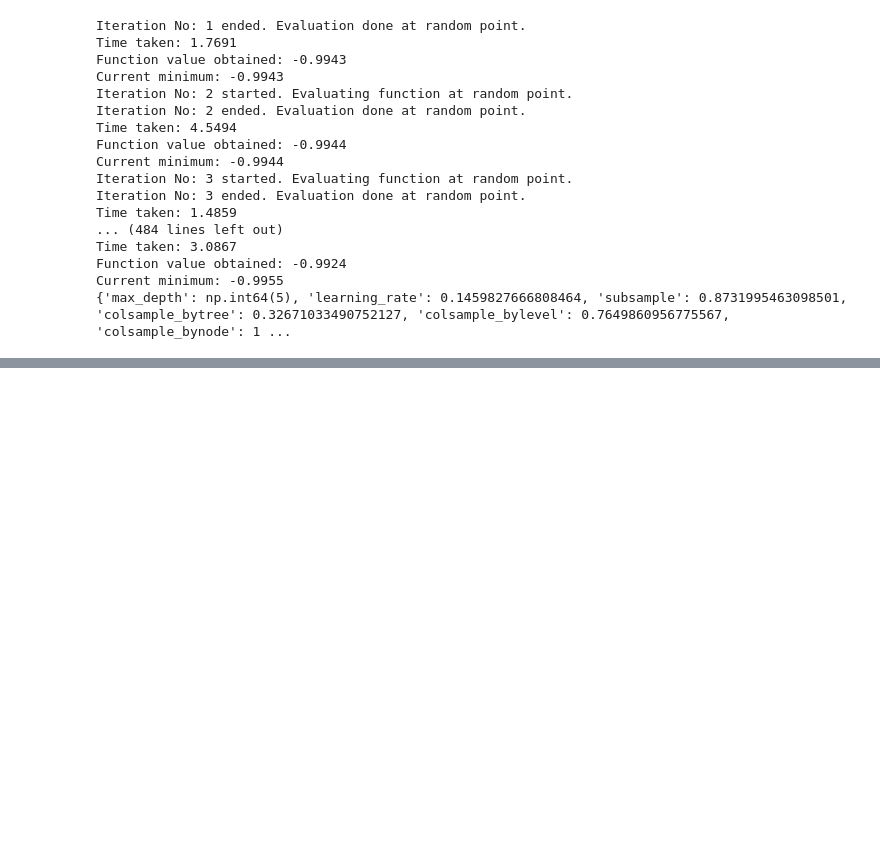
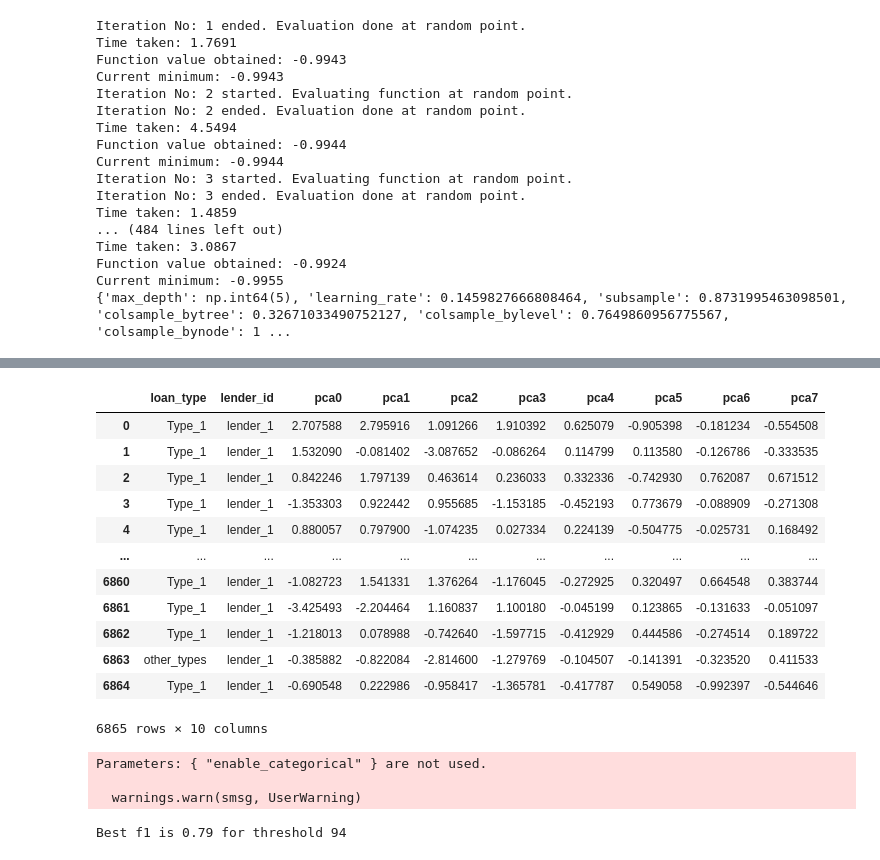
Before and after one commit to thomasGR9/Zindi_African_Credit_Scoring_Challenge, a Jupyter notebook: model_training.ipynb, the cells around one changed output, grey strips where cells are left out. Cells and saved outputs as stored; diff of their text form; code cells hidden in the pictures; blank space fills up the shorter version.

```diff
--- a/model_training.ipynb
+++ b/model_training.ipynb
@@ -354,0 +654,3 @@ def find_best_threshold_xgb(validation_preds, y_validation):
+# %%
+x_val_pca_df = pd.read_pickle("./x_val_pca_df.pkl")
+y_val = np.load("./y_val.npy")
@@ -367,0 +779,3 @@ plt.show()
+# %%
+x_val_pca_df[['loan_type', 'lender_id']] = x_val_pca_df[['loan_type', 'lender_id']].astype("category")
+x_val = x_val_pca_df.copy()
@@ -367,0 +912,16 @@ plt.show()
+# %%
+x_val_pca_df
+# %% [output]
+|  | loan_type | lender_id | pca0 | pca1 | pca2 | pca3 | pca4 | pca5 | pca6 | pca7 |
+| 0 | Type_1 | lender_1 | 2.707588 | 2.795916 | 1.091266 | 1.910392 | 0.625079 | -0.905398 | -0.181234 | -0.554508 |
+| 1 | Type_1 | lender_1 | 1.532090 | -0.081402 | -3.087652 | -0.086264 | 0.114799 | 0.113580 | -0.126786 | -0.333535 |
+| 2 | Type_1 | lender_1 | 0.842246 | 1.797139 | 0.463614 | 0.236033 | 0.332336 | -0.742930 | 0.762087 | 0.671512 |
+| 3 | Type_1 | lender_1 | -1.353303 | 0.922442 | 0.955685 | -1.153185 | -0.452193 | 0.773679 | -0.088909 | -0.271308 |
+| 4 | Type_1 | lender_1 | 0.880057 | 0.797900 | -1.074235 | 0.027334 | 0.224139 | -0.504775 | -0.025731 | 0.168492 |
+| ... | ... | ... | ... | ... | ... | ... | ... | ... | ... | ... |
+| 6860 | Type_1 | lender_1 | -1.082723 | 1.541331 | 1.376264 | -1.176045 | -0.272925 | 0.320497 | 0.664548 | 0.383744 |
+| 6861 | Type_1 | lender_1 | -3.425493 | -2.204464 | 1.160837 | 1.100180 | -0.045199 | 0.123865 | -0.131633 | -0.051097 |
+| 6862 | Type_1 | lender_1 | -1.218013 | 0.078988 | -0.742640 | -1.597715 | -0.412929 | 0.444586 | -0.274514 | 0.189722 |
+| 6863 | other_types | lender_1 | -0.385882 | -0.822084 | -2.814600 | -1.279769 | -0.104507 | -0.141391 | -0.323520 | 0.411533 |
+| 6864 | Type_1 | lender_1 | -0.690548 | 0.222986 | -0.958417 | -1.365781 | -0.417787 | 0.549058 | -0.992397 | -0.544646 |
+6865 rows × 10 columns
@@ -367,0 +937,10 @@ plt.show()
+# %%
+model_xgb = train(params, dtrain, num_boost_round=100)
+# %% [output]
+Parameters: { "enable_categorical" } are not used.
+
+  warnings.warn(smsg, UserWarning)
+# %%
+f1s = find_best_threshold(validation_preds=model_xgb.predict(dval), y_validation=y_val)
+# %% [output]
+Best f1 is 0.79 for threshold 94
```
Also changed, not shown: parts of 83 cells of this notebook.
